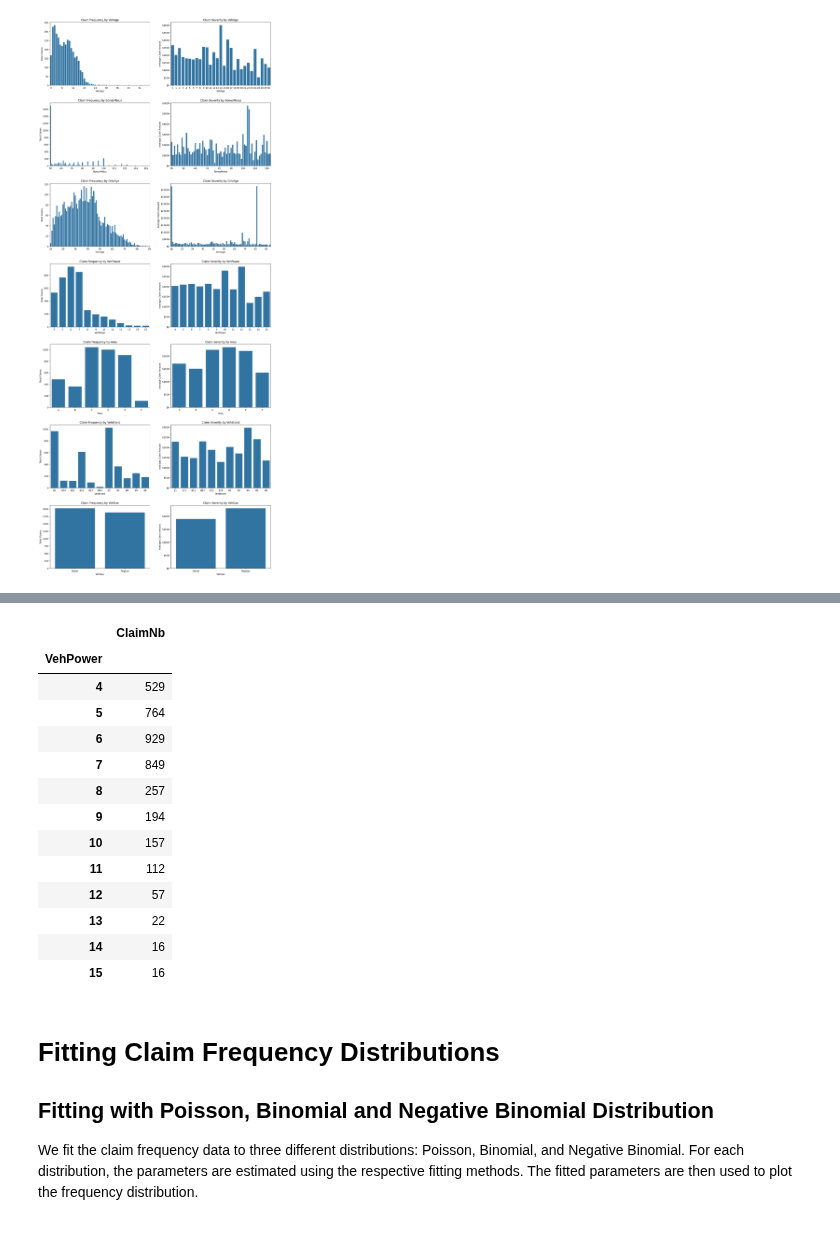
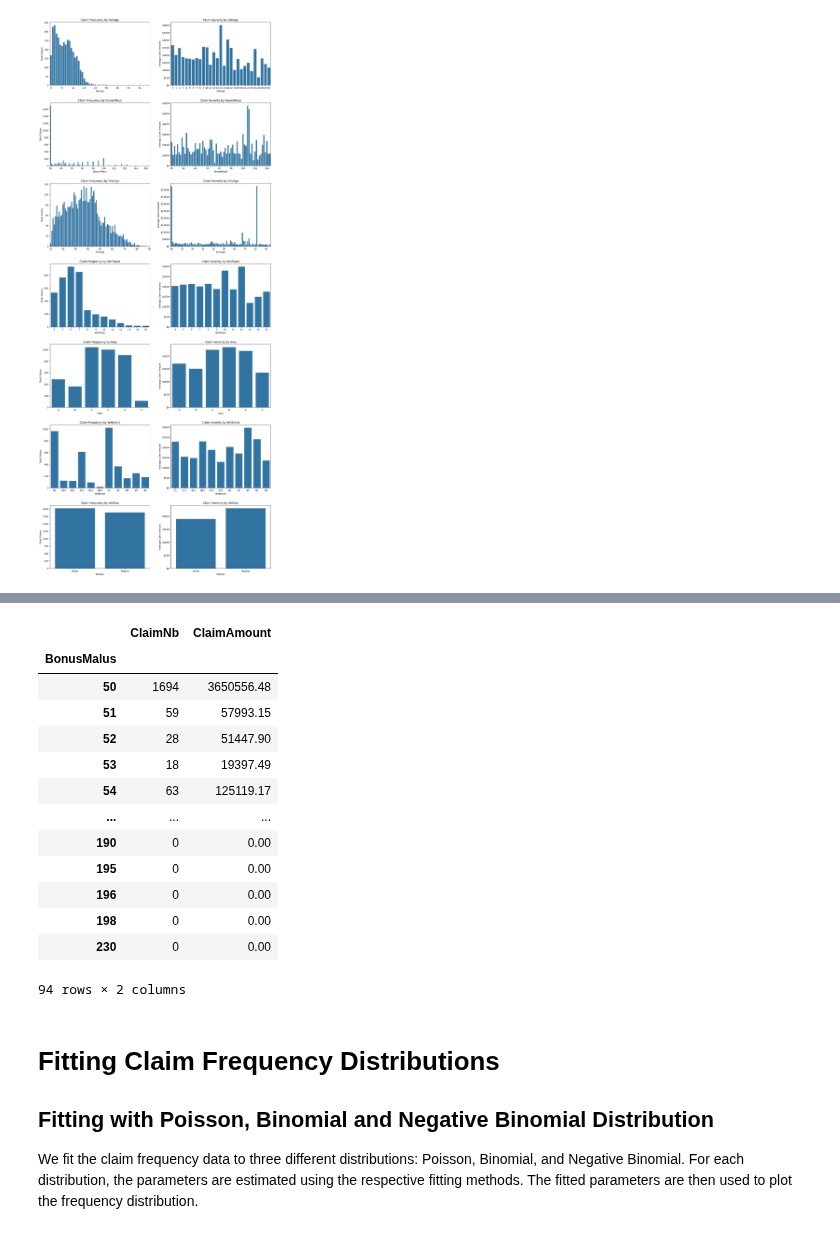
Before and after one commit to ThomasDeConinck/Assurance-Code-Python, a Jupyter notebook: assurances Code Python Case.ipynb, the cells around one changed output, grey strips where cells are left out. Drawn from its saved outputs; the diff is of its cells as text; code cells hidden in the pictures.

```diff
--- a/assurances Code Python Case.ipynb
+++ b/assurances Code Python Case.ipynb
@@ -170,23 +195,25 @@ total_claims_by_bonus_malus
-# %%
-# Total claims by driver's age
-total_claims_by_vech_power = claims_data.groupby('VehPower')['ClaimNb'].sum()
-total_claims_by_vech_power = pd.DataFrame(total_claims_by_vech_power)
-total_claims_by_vech_power
-# %% [output]
-|  | ClaimNb |
-| VehPower |  |
-| 4 | 529 |
-| 5 | 764 |
-| 6 | 929 |
-| 7 | 849 |
-| 8 | 257 |
-| 9 | 194 |
-| 10 | 157 |
-| 11 | 112 |
-| 12 | 57 |
-| 13 | 22 |
-| 14 | 16 |
-| 15 | 16 |
+# %%
+# Total claims by vechiclle's power
+total_claims_by_vech_power_frequency = claims_data.groupby('BonusMalus')['ClaimNb'].sum()
+total_claims_by_vech_power_severity = claims_data.groupby('BonusMalus')['ClaimAmount'].sum()
+total_claims_by_vech_power_frequency = pd.DataFrame(total_claims_by_vech_power_frequency)
+total_claims_by_vech_power_severity = pd.DataFrame(total_claims_by_vech_power_severity)
+pd.concat([total_claims_by_vech_power_frequency, total_claims_by_vech_power_severity], axis=1)
+# %% [output]
+|  | ClaimNb | ClaimAmount |
+| BonusMalus |  |  |
+| 50 | 1694 | 3650556.48 |
+| 51 | 59 | 57993.15 |
+| 52 | 28 | 51447.90 |
+| 53 | 18 | 19397.49 |
+| 54 | 63 | 125119.17 |
+| ... | ... | ... |
+| 190 | 0 | 0.00 |
+| 195 | 0 | 0.00 |
+| 196 | 0 | 0.00 |
+| 198 | 0 | 0.00 |
+| 230 | 0 | 0.00 |
+94 rows × 2 columns
 # %%
 # Filter out zero claim amounts for severity analysis
 claim_counts = claims_data['ClaimNb']
```
Also changed, not shown: parts of 6 cells of this notebook.
